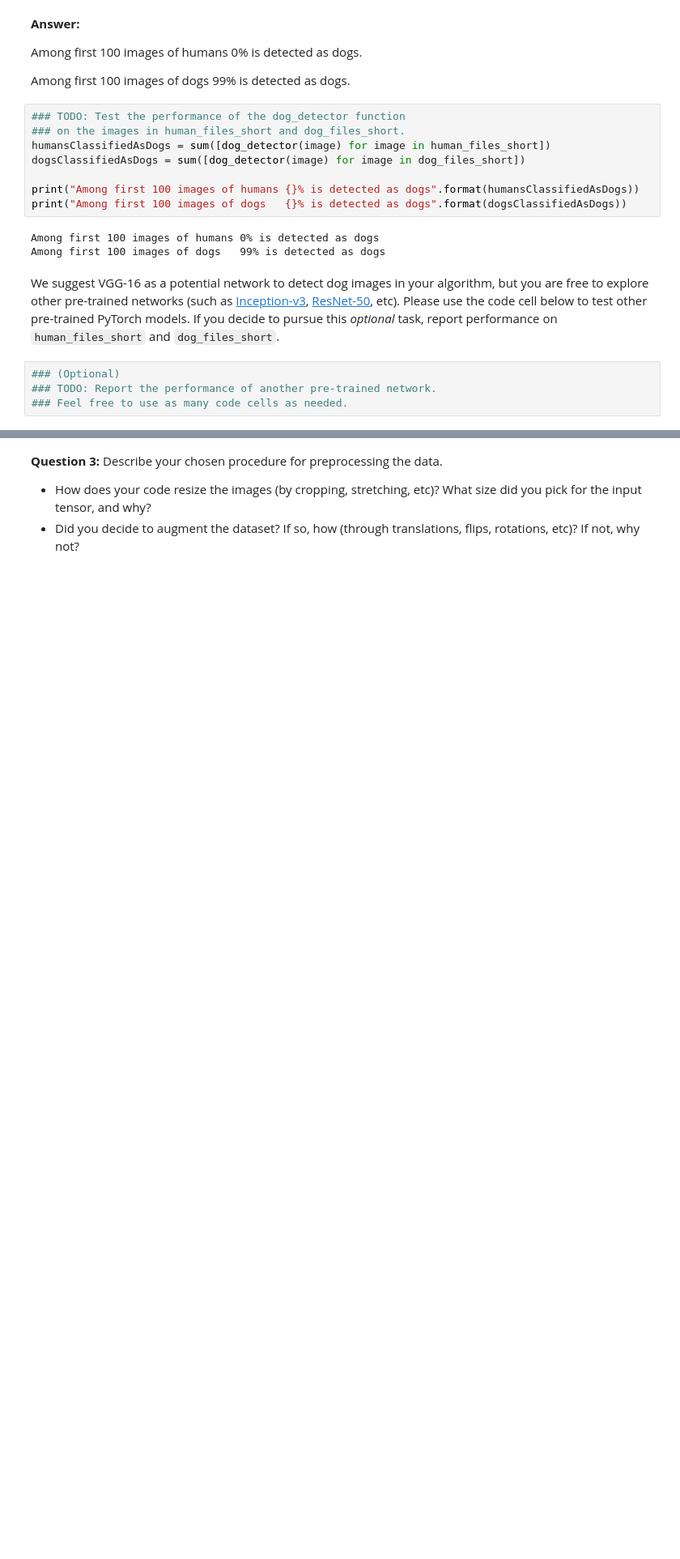
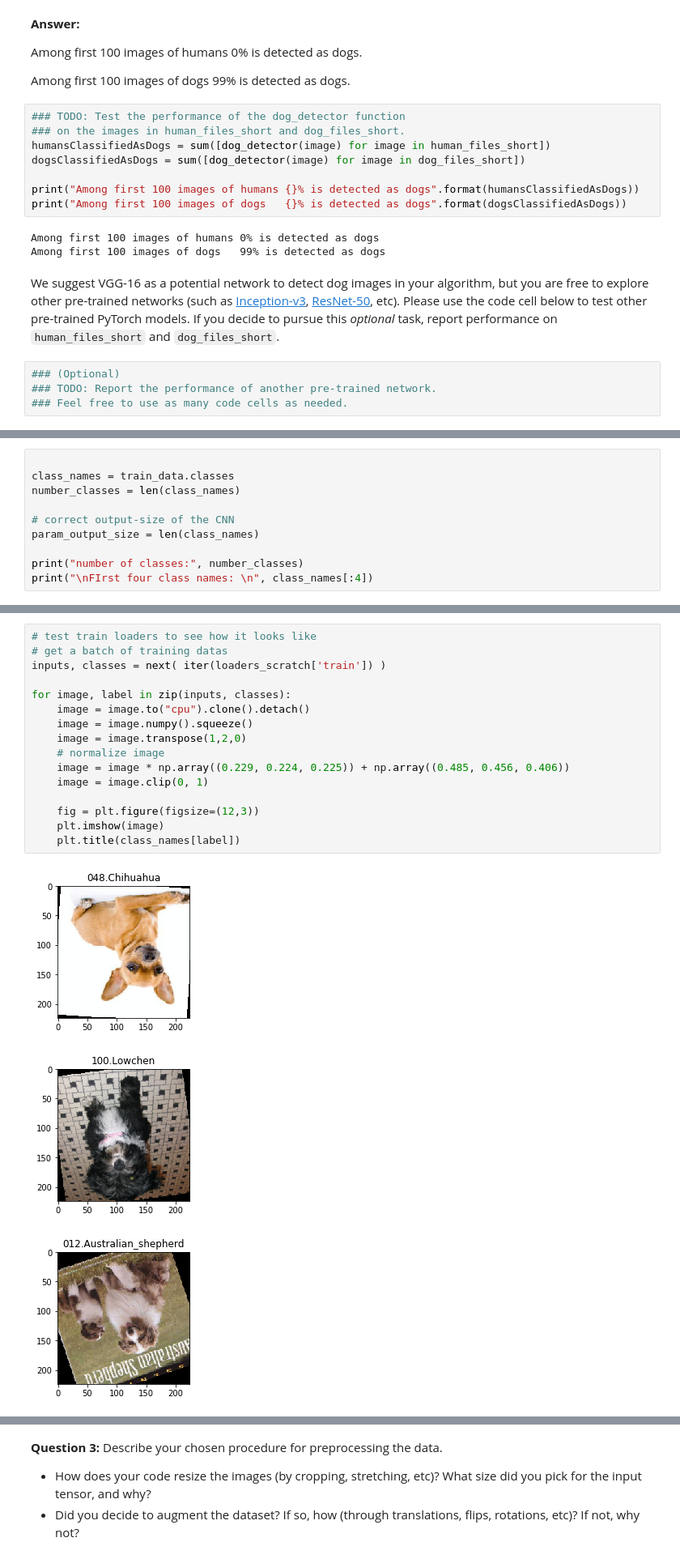
Before and after one commit to puthusseri/Dog_Classification, a Jupyter notebook: dog_app.ipynb, the cells around one changed output, grey strips where cells are left out. Shown at 81% size. Saved outputs shown, nothing was run; the diff lists cells and outputs as text; blank space fills up the shorter version.

Commit message:
feat: Completed the project 	The CNN was written from scratch. 	The transgfer learning was also done to create another model. Used VGG19 for transfer learning.

```diff
--- a/dog_app.ipynb
+++ b/dog_app.ipynb
@@ -408,0 +469,10 @@ from torchvision import datasets
+# %%
+
+class_names = train_data.classes
+number_classes = len(class_names)
+
+# correct output-size of the CNN
+param_output_size = len(class_names)
+
+print("number of classes:", number_classes)
+print("\nFIrst four class names: \n", class_names[:4])
@@ -408,0 +484,20 @@ from torchvision import datasets
+# %%
+# test train loaders to see how it looks like
+# get a batch of training datas
+inputs, classes = next( iter(loaders_scratch['train']) )
+
+for image, label in zip(inputs, classes):
+    image = image.to("cpu").clone().detach()
+    image = image.numpy().squeeze()
+    image = image.transpose(1,2,0)
+    # normalize image
+    image = image * np.array((0.229, 0.224, 0.225)) + np.array((0.485, 0.456, 0.406))
+    image = image.clip(0, 1)
+
+    fig = plt.figure(figsize=(12,3))
+    plt.imshow(image)
+    plt.title(class_names[label])
+# %% [output]
+[figure, added]
+[figure, added]
+[figure, added]
```
Also changed, not shown: parts of 35 cells of this notebook.
